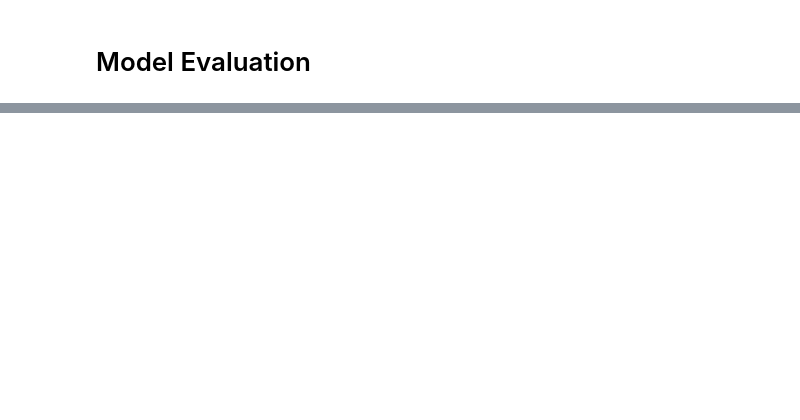
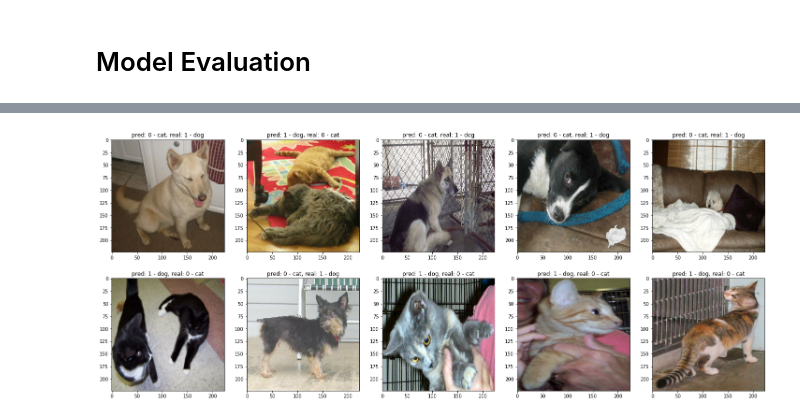
Before and after one commit to kyalan/DataScienceFactory, a Jupyter notebook: 20200409_cats_vs_dogs.ipynb, the cells around one changed output, grey strips where cells are left out. Cells and saved outputs as stored; diff of their text form; code cells hidden in the pictures; blank space fills up the shorter version.

```diff
--- a/20200409_cats_vs_dogs.ipynb
+++ b/20200409_cats_vs_dogs.ipynb
@@ -254,5 +235,13 @@ sns.heatmap(pd.DataFrame(cm, range(N_LABELS), range(N_LABELS)), annot=True, fmt=
 # %%
-iimg = np.where(test_labels!=test_pred)[0][0]
-for img, label in ds_test.skip(iimg).take(1):
-    plt.imshow(img.numpy().squeeze())
-    plt.title('pred: {}, real: {}'.format(test_pred[iimg],test_labels[iimg]))
+nrows, ncols = 2, 5
+
+iimgs = np.where(test_labels!=test_pred)[0]
+fig = plt.figure(figsize=(5*ncols,5*nrows))
+for i in range(10):
+    iimg = iimgs[i]
+    for img, label in ds_test.skip(iimg).take(1):
+        fig.add_subplot(2, 5, i+1)
+        plt.imshow(img.numpy().squeeze())
+        plt.title('pred: {} - {}, real: {} - {}'.format(test_pred[iimg], LABEL_NAMES[test_pred[iimg]], test_labels[iimg], LABEL_NAMES[test_labels[iimg]]))
+# %% [output]
+[figure, added]
```
Also changed, not shown: parts of 16 cells of this notebook.
